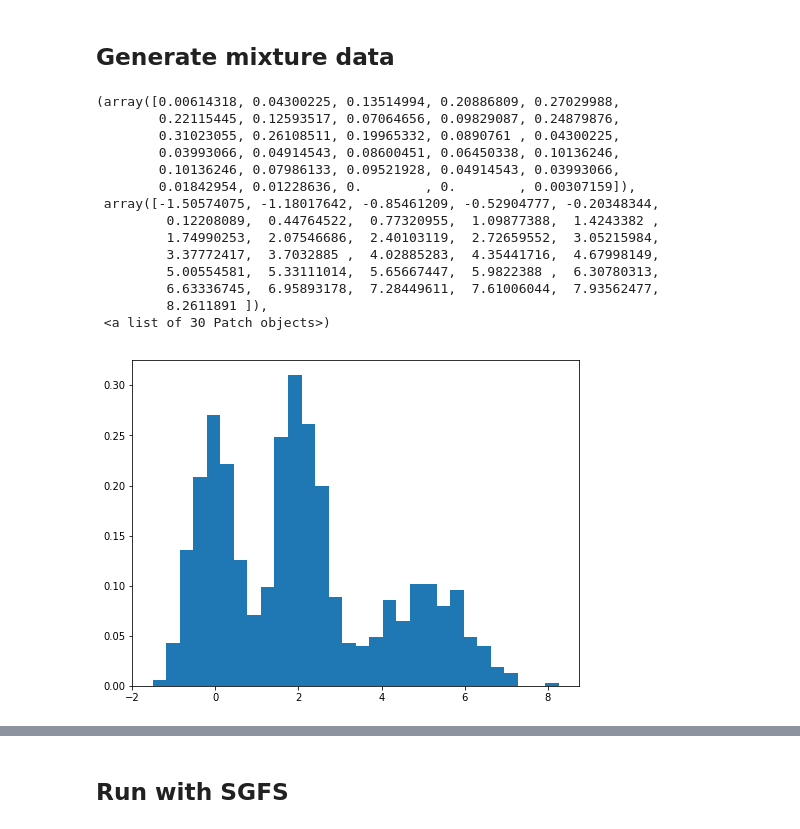
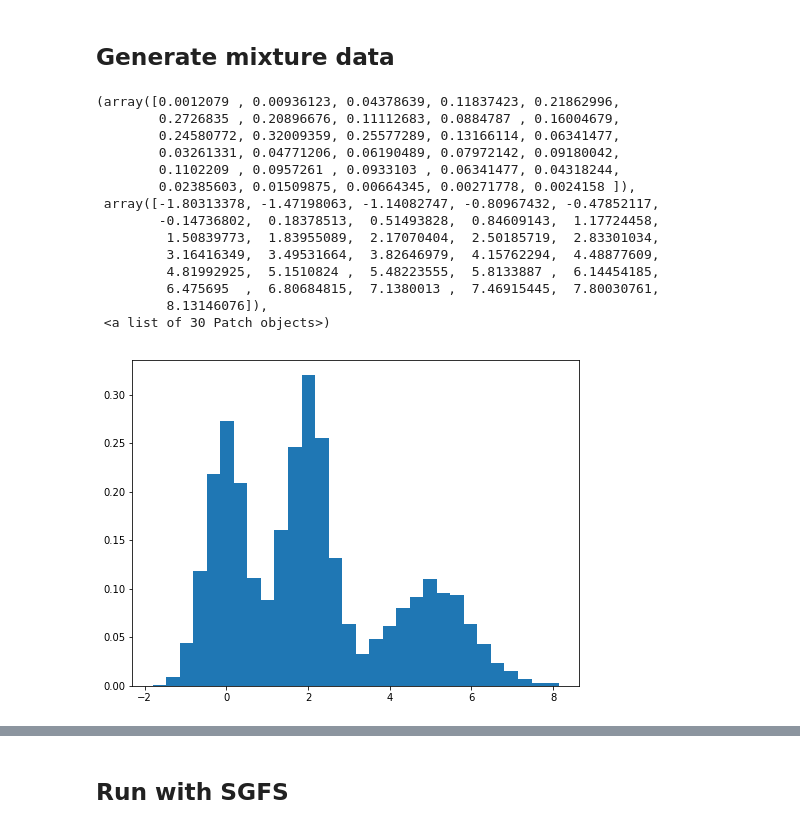
Before and after one commit to shkr/pymc3, a Jupyter notebook: docs/source/notebooks/stochastic-sampling-for-hierarchichal-models.ipynb, the cells around one changed output, grey strips where cells are left out. Saved outputs shown, nothing was run; the diff lists cells and outputs as text; code cells hidden in the pictures.

```diff
--- a/docs/source/notebooks/stochastic-sampling-for-hierarchichal-models.ipynb
+++ b/docs/source/notebooks/stochastic-sampling-for-hierarchichal-models.ipynb
@@ -3,40 +13,30 @@
 # %%
-%matplotlib inline
-
-from matplotlib import pyplot as plt
-import numpy as np
-import pymc3 as pm
-import seaborn as sns
-
-SEED = 383561
-np.random.seed(SEED) # from random.org, for reproducibility
-
 # Data Parameters
-N = 1000
+N = 10000
 W = np.array([0.35, 0.4, 0.25])
 MU = np.array([0., 2., 5.])
 SIGMA = np.array([0.5, 0.5, 1.])
 
 component = np.random.choice(MU.size, size=N, p=W)
 x = np.random.normal(MU[component], SIGMA[component], size=N)
 
 fig, ax = plt.subplots(figsize=(8, 6))
 ax.hist(x, bins=30, normed=True, lw=0)
 # %% [output]
-(array([0.00614318, 0.04300225, 0.13514994, 0.20886809, 0.27029988,
-        0.22115445, 0.12593517, 0.07064656, 0.09829087, 0.24879876,
-        0.31023055, 0.26108511, 0.19965332, 0.0890761 , 0.04300225,
-        0.03993066, 0.04914543, 0.08600451, 0.06450338, 0.10136246,
-        0.10136246, 0.07986133, 0.09521928, 0.04914543, 0.03993066,
-        0.01842954, 0.01228636, 0.        , 0.        , 0.00307159]),
- array([-1.50574075, -1.18017642, -0.85461209, -0.52904777, -0.20348344,
-         0.12208089,  0.44764522,  0.77320955,  1.09877388,  1.4243382 ,
-         1.74990253,  2.07546686,  2.40103119,  2.72659552,  3.05215984,
-         3.37772417,  3.7032885 ,  4.02885283,  4.35441716,  4.67998149,
-         5.00554581,  5.33111014,  5.65667447,  5.9822388 ,  6.30780313,
-         6.63336745,  6.95893178,  7.28449611,  7.61006044,  7.93562477,
-         8.2611891 ]),
+(array([0.0012079 , 0.00936123, 0.04378639, 0.11837423, 0.21862996,
+        0.2726835 , 0.20896676, 0.11112683, 0.0884787 , 0.16004679,
+        0.24580772, 0.32009359, 0.25577289, 0.13166114, 0.06341477,
+        0.03261331, 0.04771206, 0.06190489, 0.07972142, 0.09180042,
+        0.1102209 , 0.0957261 , 0.0933103 , 0.06341477, 0.04318244,
+        0.02385603, 0.01509875, 0.00664345, 0.00271778, 0.0024158 ]),
+ array([-1.80313378, -1.47198063, -1.14082747, -0.80967432, -0.47852117,
+        -0.14736802,  0.18378513,  0.51493828,  0.84609143,  1.17724458,
+         1.50839773,  1.83955089,  2.17070404,  2.50185719,  2.83301034,
+         3.16416349,  3.49531664,  3.82646979,  4.15762294,  4.48877609,
+         4.81992925,  5.1510824 ,  5.48223555,  5.8133887 ,  6.14454185,
+         6.475695  ,  6.80684815,  7.1380013 ,  7.46915445,  7.80030761,
+         8.13146076]),
  <a list of 30 Patch objects>)
-[figure, old version]
+[figure, new version]
 # %%
 # Sampling Parameters
```
Also changed, not shown: parts of 35 cells of this notebook.
